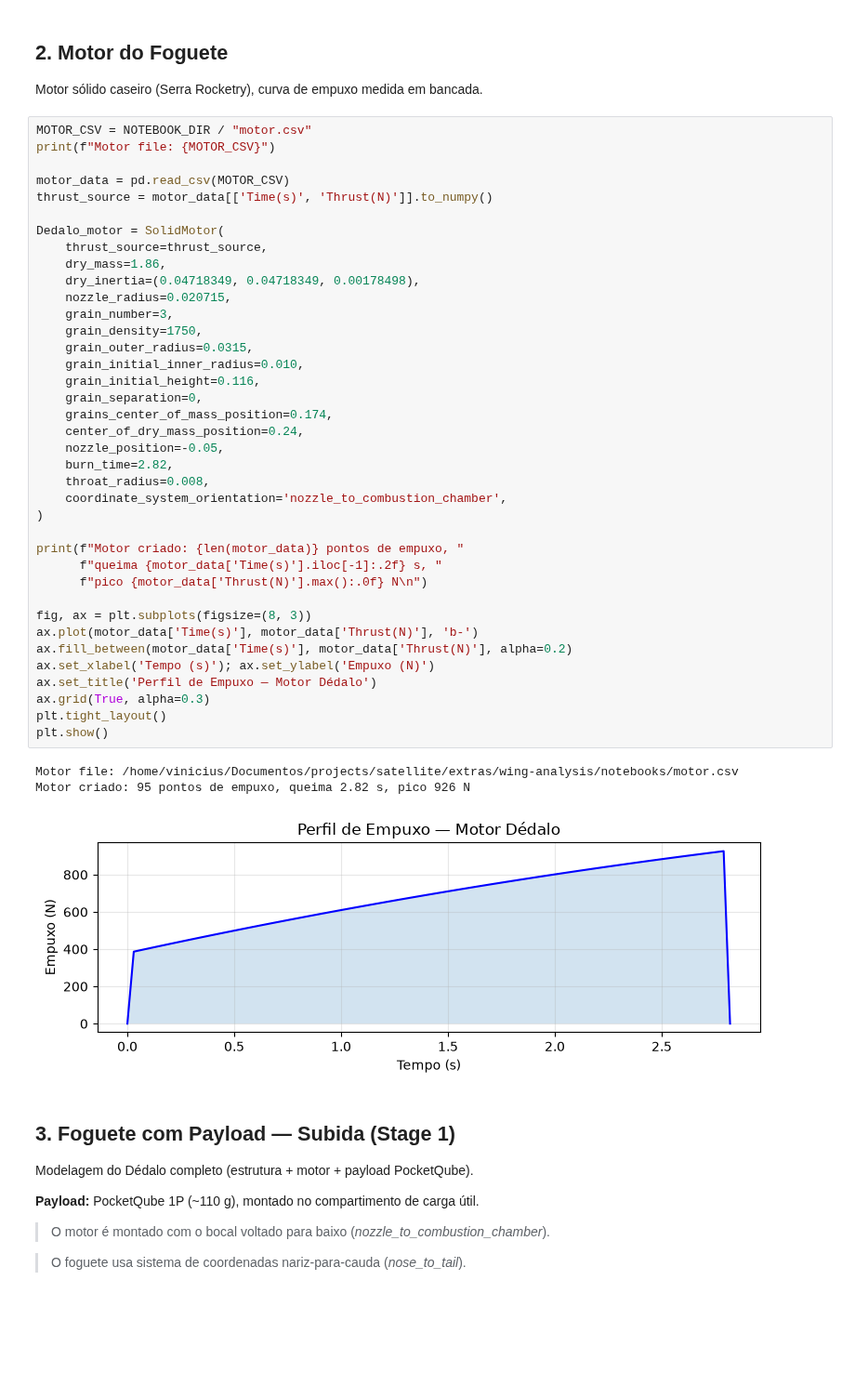
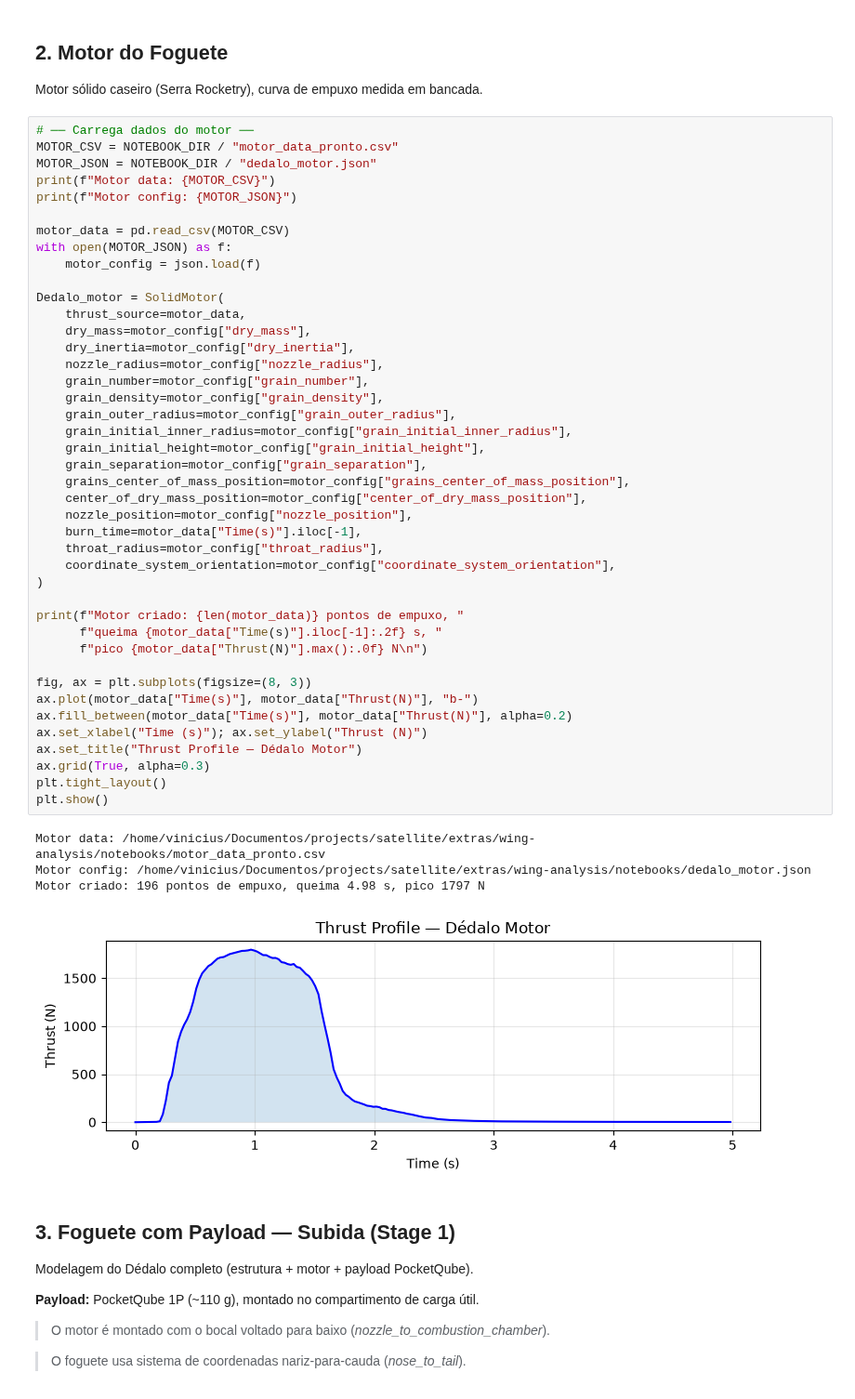
Before and after one commit to Serra-Rocketry/satellite, a Jupyter notebook: extras/wing-analysis/notebooks/01_simulacao_dedalo.ipynb, the cells around one changed output. Shown at 93% size. Drawn from its saved outputs; the diff is of its cells as text; blank space fills up the shorter version.

Commit message:
feat: update Dedalo simulation data in wing-analysis (sync with flight-simulations)

```diff
--- a/extras/wing-analysis/notebooks/01_simulacao_dedalo.ipynb
+++ b/extras/wing-analysis/notebooks/01_simulacao_dedalo.ipynb
@@ -94,47 +93,52 @@ Lançamento setado para:  2026-07-23 00:31:47.863319+00:00
 
 Motor sólido caseiro (Serra Rocketry), curva de empuxo medida em bancada.
 # %%
-MOTOR_CSV = NOTEBOOK_DIR / "motor.csv"
-print(f"Motor file: {MOTOR_CSV}")
+# ── Carrega dados do motor ──
+MOTOR_CSV = NOTEBOOK_DIR / "motor_data_pronto.csv"
+MOTOR_JSON = NOTEBOOK_DIR / "dedalo_motor.json"
+print(f"Motor data: {MOTOR_CSV}")
+print(f"Motor config: {MOTOR_JSON}")
 
 motor_data = pd.read_csv(MOTOR_CSV)
-thrust_source = motor_data[['Time(s)', 'Thrust(N)']].to_numpy()
+with open(MOTOR_JSON) as f:
+    motor_config = json.load(f)
 
 Dedalo_motor = SolidMotor(
-    thrust_source=thrust_source,
-    dry_mass=1.86,
-    dry_inertia=(0.04718349, 0.04718349, 0.00178498),
-    nozzle_radius=0.020715,
-    grain_number=3,
-    grain_density=1750,
-    grain_outer_radius=0.0315,
-    grain_initial_inner_radius=0.010,
-    grain_initial_height=0.116,
-    grain_separation=0,
-    grains_center_of_mass_position=0.174,
-    center_of_dry_mass_position=0.24,
-    nozzle_position=-0.05,
-    burn_time=2.82,
-    throat_radius=0.008,
-    coordinate_system_orientation='nozzle_to_combustion_chamber',
+    thrust_source=motor_data,
+    dry_mass=motor_config["dry_mass"],
+    dry_inertia=motor_config["dry_inertia"],
+    nozzle_radius=motor_config["nozzle_radius"],
+    grain_number=motor_config["grain_number"],
+    grain_density=motor_config["grain_density"],
+    grain_outer_radius=motor_config["grain_outer_radius"],
+    grain_initial_inner_radius=motor_config["grain_initial_inner_radius"],
+    grain_initial_height=motor_config["grain_initial_height"],
+    grain_separation=motor_config["grain_separation"],
+    grains_center_of_mass_position=motor_config["grains_center_of_mass_position"],
+    center_of_dry_mass_position=motor_config["center_of_dry_mass_position"],
+    nozzle_position=motor_config["nozzle_position"],
+    burn_time=motor_data["Time(s)"].iloc[-1],
+    throat_radius=motor_config["throat_radius"],
+    coordinate_system_orientation=motor_config["coordinate_system_orientation"],
 )
 
 print(f"Motor criado: {len(motor_data)} pontos de empuxo, "
-      f"queima {motor_data['Time(s)'].iloc[-1]:.2f} s, "
-      f"pico {motor_data['Thrust(N)'].max():.0f} N\n")
+      f"queima {motor_data["Time(s)"].iloc[-1]:.2f} s, "
+      f"pico {motor_data["Thrust(N)"].max():.0f} N\n")
 
 fig, ax = plt.subplots(figsize=(8, 3))
-ax.plot(motor_data['Time(s)'], motor_data['Thrust(N)'], 'b-')
-ax.fill_between(motor_data['Time(s)'], motor_data['Thrust(N)'], alpha=0.2)
-ax.set_xlabel('Tempo (s)'); ax.set_ylabel('Empuxo (N)')
-ax.set_title('Perfil de Empuxo — Motor Dédalo')
+ax.plot(motor_data["Time(s)"], motor_data["Thrust(N)"], "b-")
+ax.fill_between(motor_data["Time(s)"], motor_data["Thrust(N)"], alpha=0.2)
+ax.set_xlabel("Time (s)"); ax.set_ylabel("Thrust (N)")
+ax.set_title("Thrust Profile — Dédalo Motor")
 ax.grid(True, alpha=0.3)
 plt.tight_layout()
 plt.show()
 # %% [output]
-Motor file: /home/vinicius/Documentos/projects/satellite/extras/wing-analysis/notebooks/motor.csv
-Motor criado: 95 pontos de empuxo, queima 2.82 s, pico 926 N
+Motor data: /home/vinicius/Documentos/projects/satellite/extras/wing-analysis/notebooks/motor_data_pronto.csv
+Motor config: /home/vinicius/Documentos/projects/satellite/extras/wing-analysis/notebooks/dedalo_motor.json
+Motor criado: 196 pontos de empuxo, queima 4.98 s, pico 1797 N
-[figure, old version]
+[figure, new version]
 # %% [markdown]
 ## 3. Foguete com Payload — Subida (Stage 1)
 
```
Also changed, not shown: parts of 15 cells of this notebook, 5 other files.
